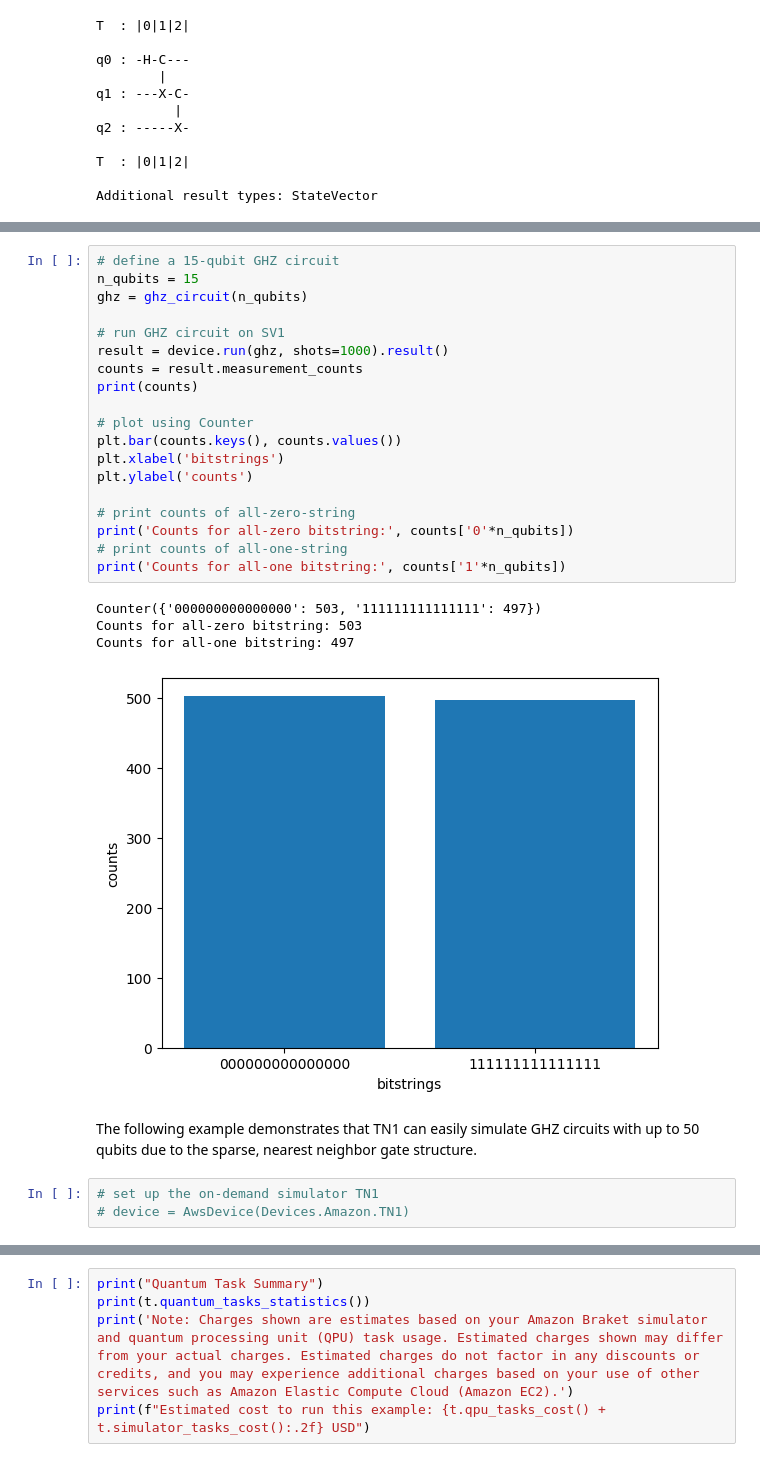
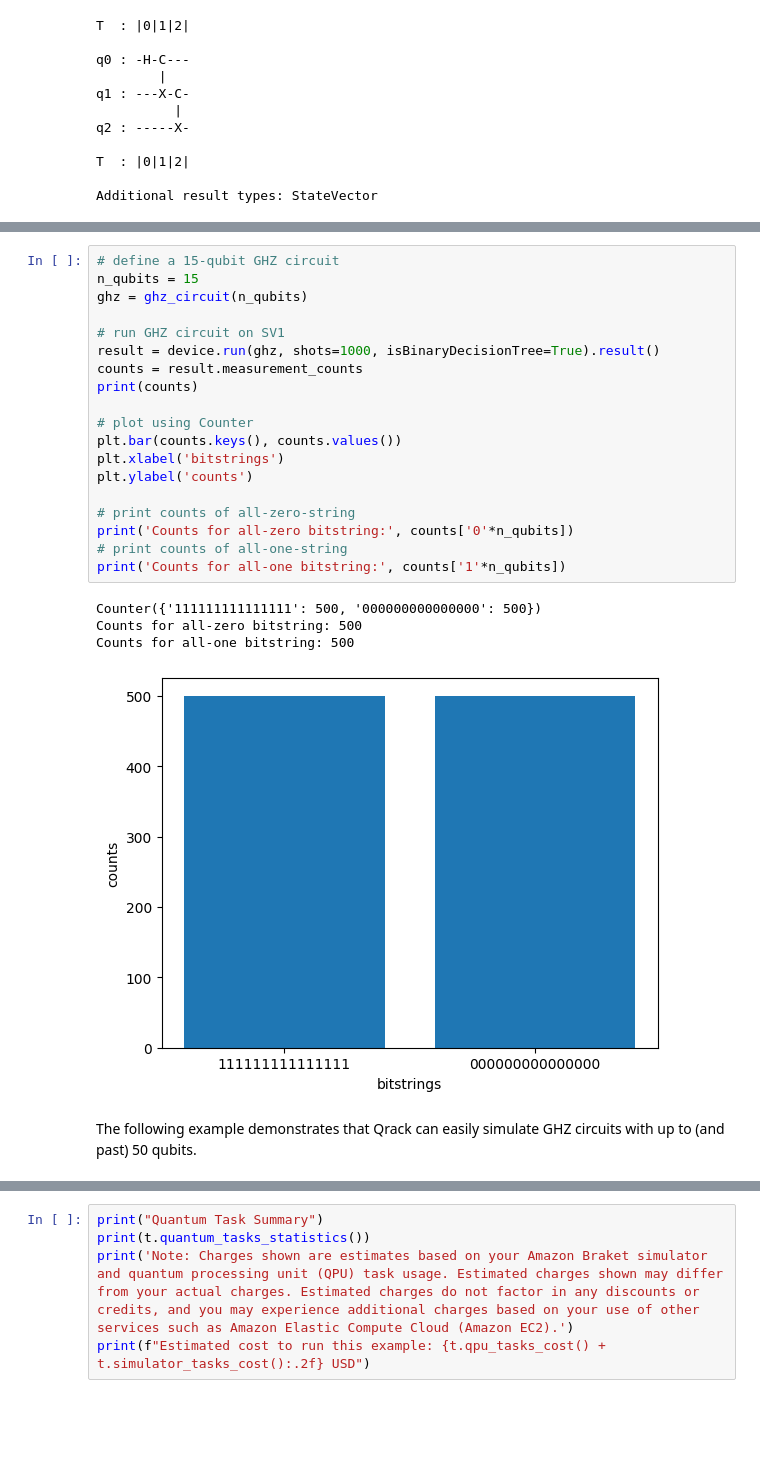
Before and after one commit to vm6502q/amazon-braket-qrack-simulator-python, a Jupyter notebook: examples/1_Running_quantum_circuits_on_simulators/1_Running_quantum_circuits_on_simulators.ipynb, the cells around one changed output, grey strips where cells are left out. Saved outputs shown, nothing was run; the diff lists cells and outputs as text; blank space fills up the shorter version.

Commit message:
Update example

```diff
--- a/examples/1_Running_quantum_circuits_on_simulators/1_Running_quantum_circuits_on_simulators.ipynb
+++ b/examples/1_Running_quantum_circuits_on_simulators/1_Running_quantum_circuits_on_simulators.ipynb
@@ -174,32 +167,29 @@ You can also get the device's ARN from its corresponding `Device` enum value:
 # %%
 # define a 15-qubit GHZ circuit
 n_qubits = 15
 ghz = ghz_circuit(n_qubits)
 
 # run GHZ circuit on SV1
-result = device.run(ghz, shots=1000).result()
+result = device.run(ghz, shots=1000, isBinaryDecisionTree=True).result()
 counts = result.measurement_counts
 print(counts)
 
 # plot using Counter
 plt.bar(counts.keys(), counts.values())
 plt.xlabel('bitstrings')
 plt.ylabel('counts')
 
 # print counts of all-zero-string
 print('Counts for all-zero bitstring:', counts['0'*n_qubits])
 # print counts of all-one-string
 print('Counts for all-one bitstring:', counts['1'*n_qubits])
 # %% [output]
-Counter({'000000000000000': 503, '111111111111111': 497})
-Counts for all-zero bitstring: 503
-Counts for all-one bitstring: 497
+Counter({'111111111111111': 500, '000000000000000': 500})
+Counts for all-zero bitstring: 500
+Counts for all-one bitstring: 500
-[figure, old version]
+[figure, new version]
 # %% [markdown]
-The following example demonstrates that TN1 can easily simulate GHZ circuits with up to 50 qubits due to the sparse, nearest neighbor gate structure.
+The following example demonstrates that Qrack can easily simulate GHZ circuits with up to (and past) 50 qubits.
-# %%
-# set up the on-demand simulator TN1
-# device = AwsDevice(Devices.Amazon.TN1)
 # %%
 # define a larger GHZ circuit
 n_qubits = 50
```
Also changed, not shown: parts of 15 cells of this notebook.
